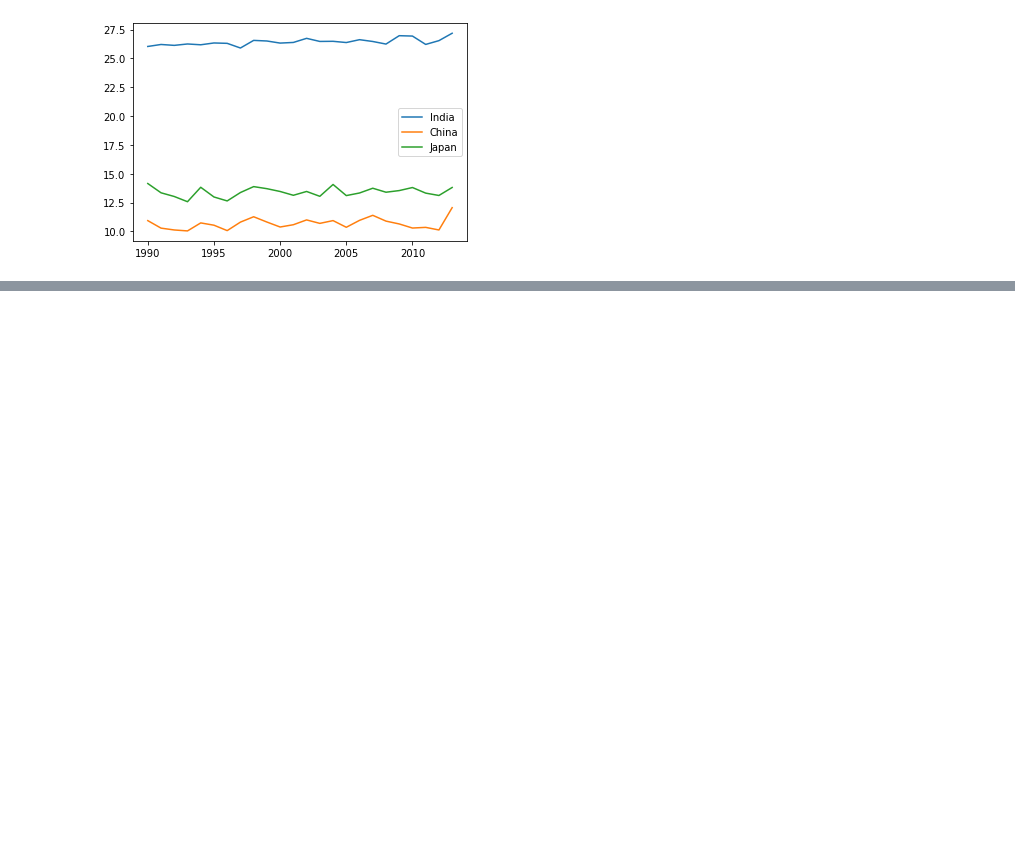
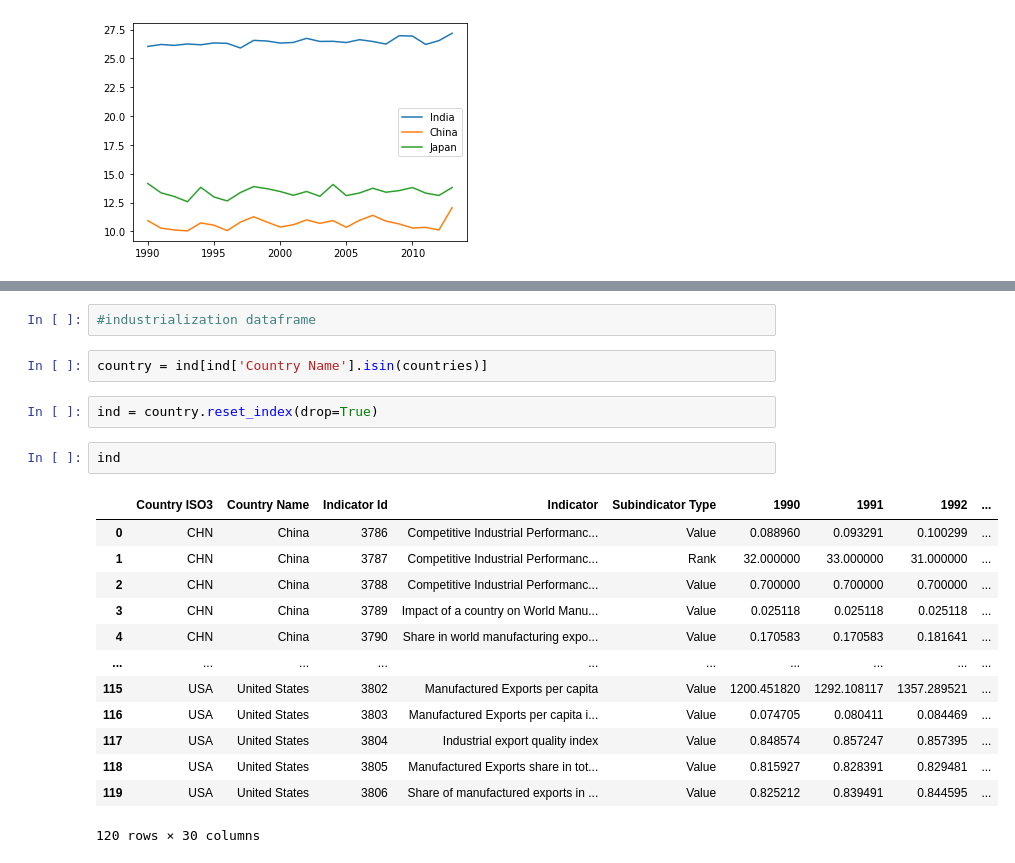
Before and after one commit to thesuhas/Climate-Change-Industrialisation, a Jupyter notebook: script1.ipynb, the cells around one changed output, grey strips where cells are left out. Saved outputs shown, nothing was run; the diff lists cells and outputs as text; blank space fills up the shorter version.

```diff
--- a/script1.ipynb
+++ b/script1.ipynb
@@ -195,0 +255,22 @@ plt.legend()
+# %%
+#industrialization dataframe
+# %%
+country = ind[ind['Country Name'].isin(countries)]
+# %%
+ind = country.reset_index(drop=True)
+# %%
+ind
+# %% [output]
+|  | Country ISO3 | Country Name | Indicator Id | Indicator | Subindicator Type | 1990 | 1991 | 1992 | ... |
+| 0 | CHN | China | 3786 | Competitive Industrial Performanc... | Value | 0.088960 | 0.093291 | 0.100299 | ... |
+| 1 | CHN | China | 3787 | Competitive Industrial Performanc... | Rank | 32.000000 | 33.000000 | 31.000000 | ... |
+| 2 | CHN | China | 3788 | Competitive Industrial Performanc... | Value | 0.700000 | 0.700000 | 0.700000 | ... |
+| 3 | CHN | China | 3789 | Impact of a country on World Manu... | Value | 0.025118 | 0.025118 | 0.025118 | ... |
+| 4 | CHN | China | 3790 | Share in world manufacturing expo... | Value | 0.170583 | 0.170583 | 0.181641 | ... |
+| ... | ... | ... | ... | ... | ... | ... | ... | ... | ... |
+| 115 | USA | United States | 3802 | Manufactured Exports per capita | Value | 1200.451820 | 1292.108117 | 1357.289521 | ... |
+| 116 | USA | United States | 3803 | Manufactured Exports per capita i... | Value | 0.074705 | 0.080411 | 0.084469 | ... |
+| 117 | USA | United States | 3804 | Industrial export quality index | Value | 0.848574 | 0.857247 | 0.857395 | ... |
+| 118 | USA | United States | 3805 | Manufactured Exports share in tot... | Value | 0.815927 | 0.828391 | 0.829481 | ... |
+| 119 | USA | United States | 3806 | Share of manufactured exports in ... | Value | 0.825212 | 0.839491 | 0.844595 | ... |
+120 rows × 30 columns
```
Also changed, not shown: parts of 8 cells of this notebook.
